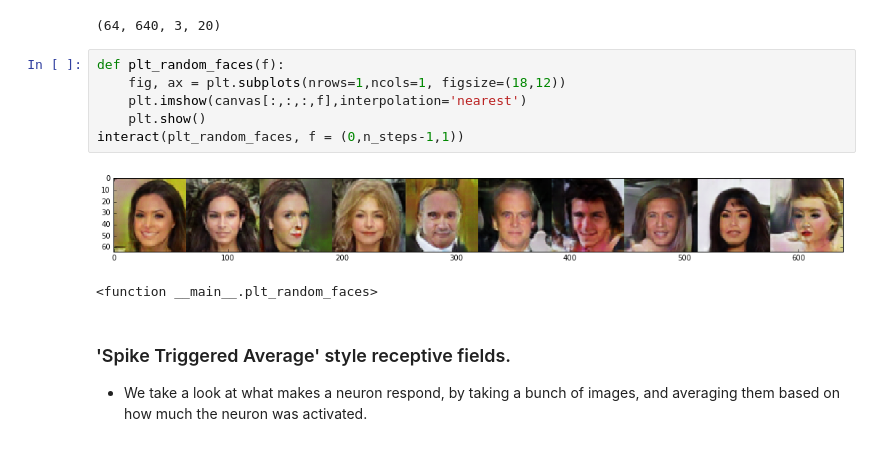
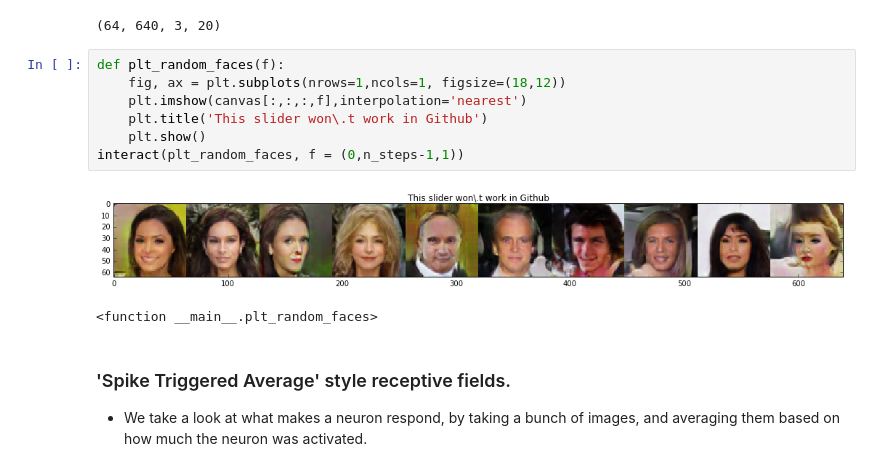
Before and after one commit to timsainb/Tensorflow-MultiGPU-VAE-GAN, a Jupyter notebook: VAE-GAN-multi-gpu-celebA.ipynb, the cells around one changed output. Saved outputs shown, nothing was run; the diff lists cells and outputs as text.

```diff
--- a/VAE-GAN-multi-gpu-celebA.ipynb
+++ b/VAE-GAN-multi-gpu-celebA.ipynb
@@ -573,11 +572,12 @@ for f in range(n_steps):
 # %%
 def plt_random_faces(f):
     fig, ax = plt.subplots(nrows=1,ncols=1, figsize=(18,12))
     plt.imshow(canvas[:,:,:,f],interpolation='nearest')
+    plt.title('This slider won\.t work in Github')
     plt.show()
 interact(plt_random_faces, f = (0,n_steps-1,1))
 # %% [output]
-[figure, old version]
+[figure, new version]
 <function __main__.plt_random_faces>
 # %% [markdown]
 ### 'Spike Triggered Average' style receptive fields.
```
Also changed, not shown: parts of 7 cells of this notebook, 7 other files.
